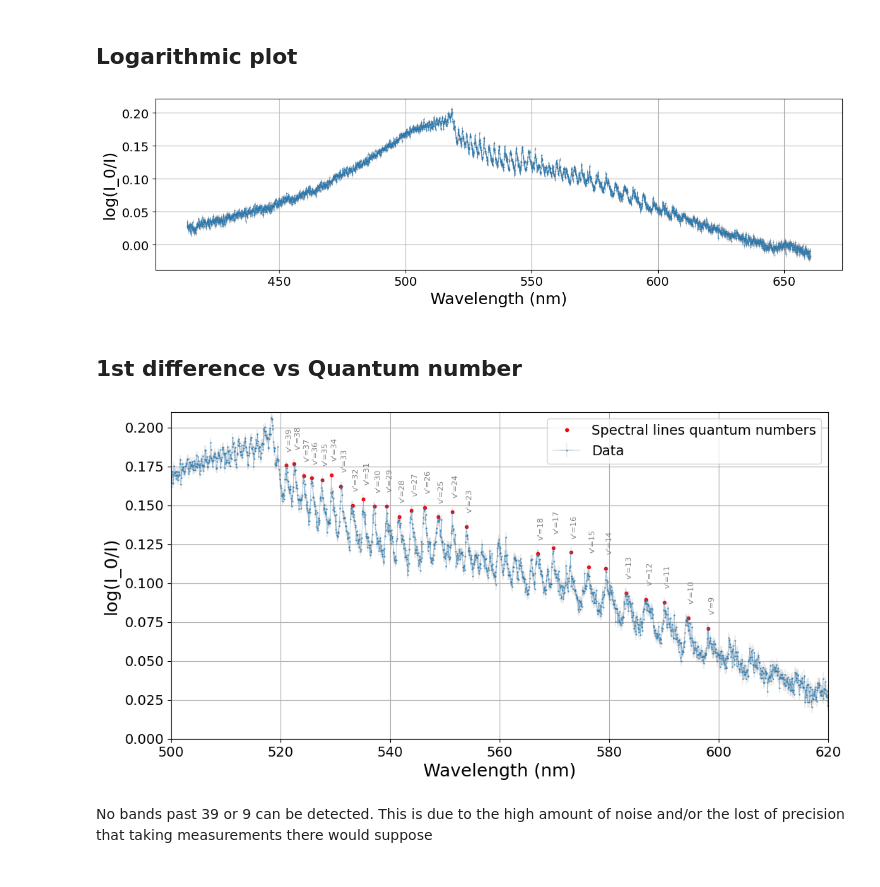
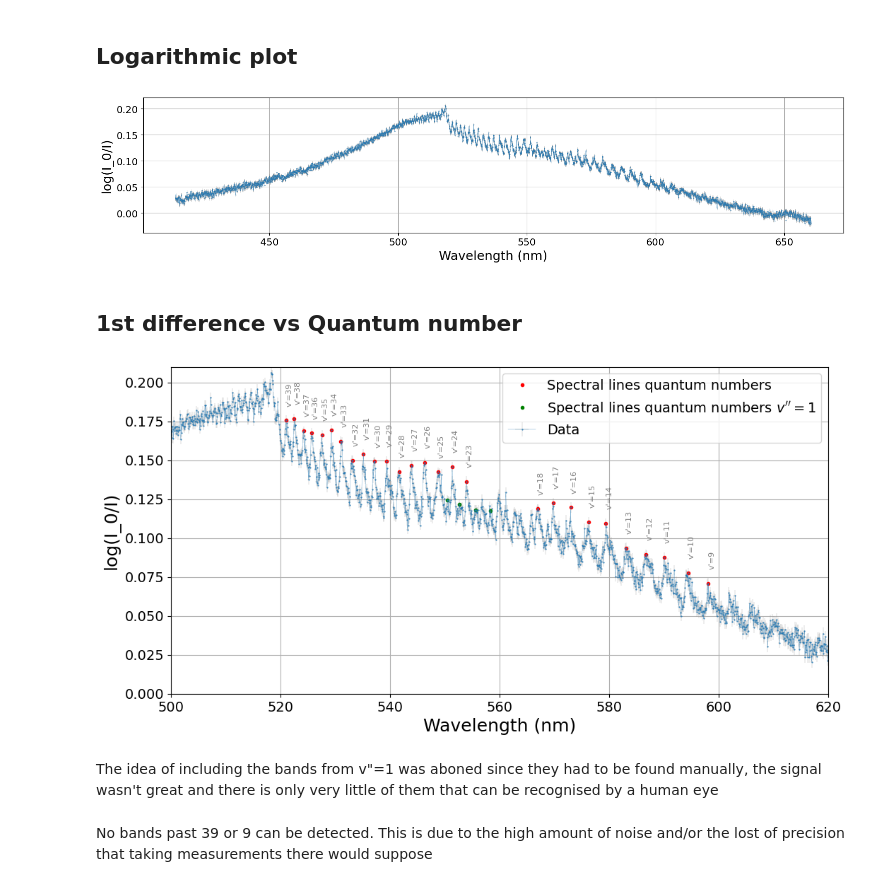
Before and after one commit to javirgv/Iodinic-Spectrometer-Experiment, a Jupyter notebook: JaviRoca_IodineSpectrometer.ipynb, the cells around one changed output. Saved outputs shown, nothing was run; the diff lists cells and outputs as text; code cells hidden in the pictures.

```diff
--- a/JaviRoca_IodineSpectrometer.ipynb
+++ b/JaviRoca_IodineSpectrometer.ipynb
@@ -419,21 +419,21 @@ As a visual check, the Hg lines around 579 and 577 nm are 11 quantum numbers awa
 # %% [markdown]
 ## Logarithmic plot
 # %%
-plt.rcParams['figure.figsize'] = (14,3.5)
+plt.rcParams['figure.figsize'] = (18,3.5)
 
 # Plot the logarithm
 A = np.log(V_wo/V_w)
 A_err = np.sqrt((V_wo_err / V_wo)**2 + (V_w_err / V_w)**2)
 
 plt.errorbar(wavelengths, A, xerr=wl_offset_err, yerr=A_err, ecolor='grey', marker='o', ms=0.5, linewidth=0.5, alpha=0.7)
 plt.xlabel("Wavelength (nm)")
 plt.ylabel("log(I_0/I)")
 plt.grid()
 plt.savefig("log_plot.png", dpi=300, bbox_inches='tight')
 plt.show()
 plt.rcParams['figure.figsize'] = (12,6)
 # %% [output]
-[figure, old version]
+[figure, new version]
 # %% [markdown]
 ## 1st difference vs Quantum number
 # %%
@@ -455,6 +455,11 @@ for i, (x, y) in enumerate(zip(minima_pos[-17:], minima_depths[-17:]))]
 [plt.text(x, y+0.01, f"v'={18-(len(minima_pos[:-17])-1-i)}", rotation=90, color='grey', fontsize=8)
  for i, (x, y) in enumerate(zip(minima_pos[:-17], minima_depths[:-17]))]
 
+# Bands for v"=1
+minima_g = np.where(mask)[0][minima]
+minima_v1 = [minima_g[-15]-22, minima_g[-16]-16, minima_g[-17]-21, minima_g[-17]-56]   # 27, 26, 25, 24
+plt.plot(wavelengths[minima_v1], A[minima_v1], color='g', ms=3, marker='o', linestyle='None', label='Spectral lines quantum numbers $v\'\'=1$')
+
 plt.xlim(500, 620)
 plt.ylim(0, 0.21)
 plt.xlabel("Wavelength (nm)")
@@ -463,4 +468,4 @@ plt.legend()
 plt.grid()
 plt.show()
 # %% [output]
-[figure, old version]
+[figure, new version]
@@ -471,0 +472,2 @@ minima_pos[5] = wl_region[minima[5]-4]
+# %% [markdown]
+The idea of including the bands from v"=1 was aboned since they had to be found manually, the signal wasn't great and there is only very little of them that can be recognised by a human eye
```
Also changed, not shown: parts of 3 cells of this notebook, 3 other files.
